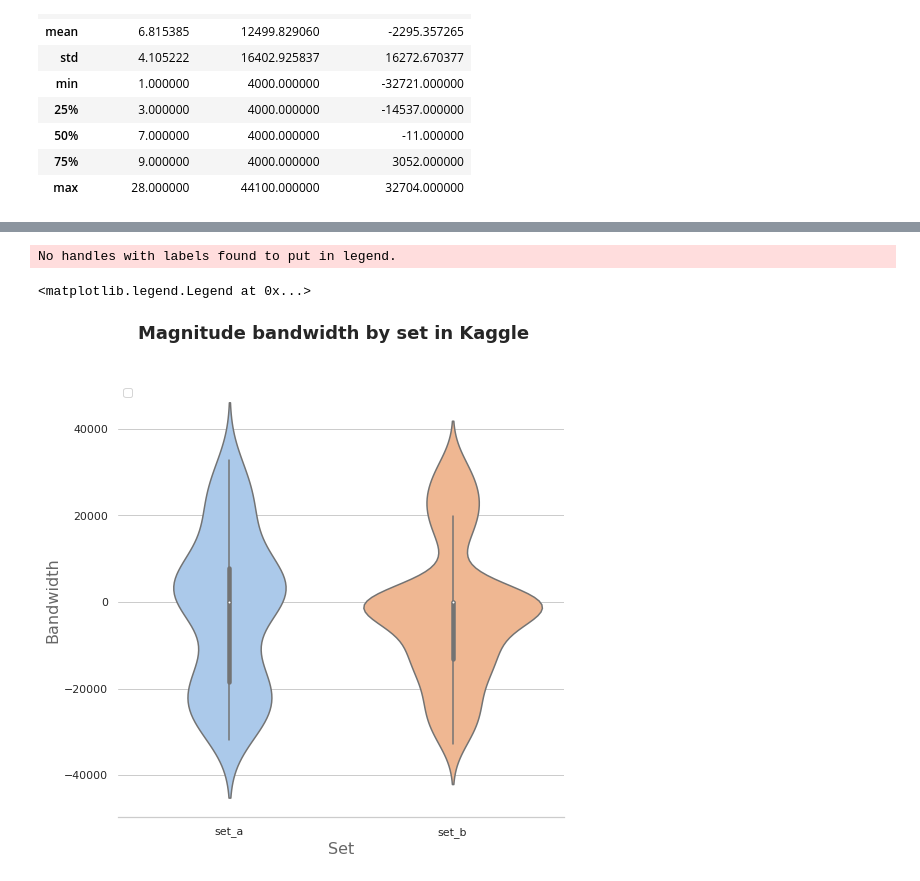
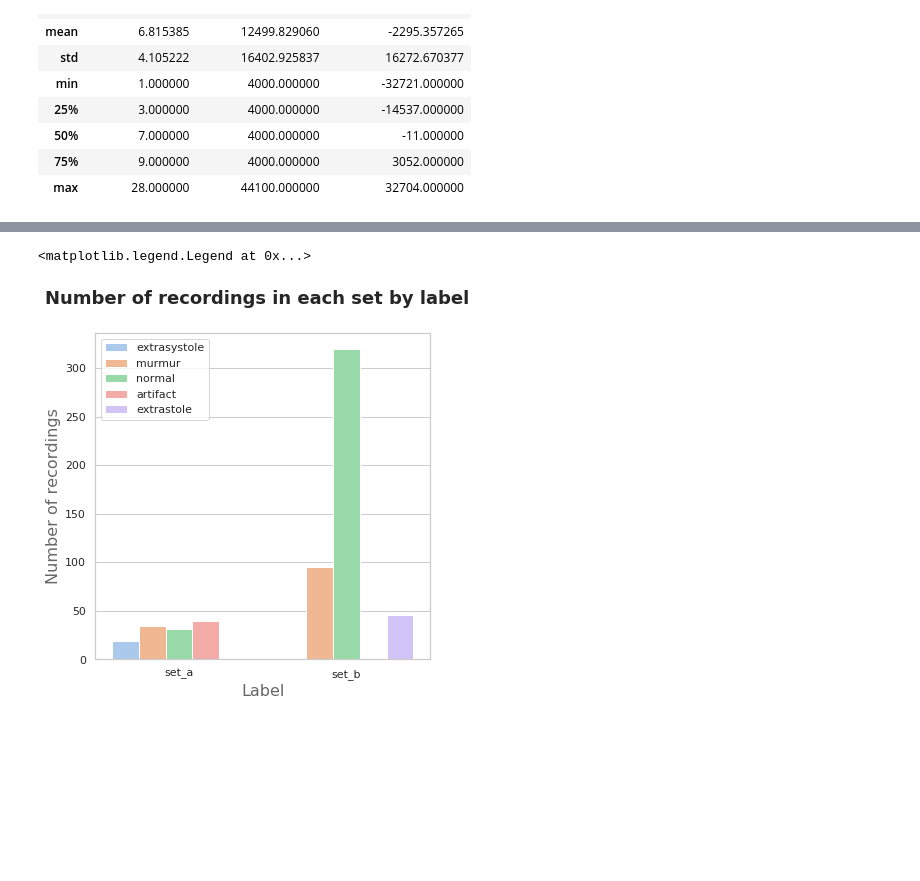
Before and after one commit to jczestochowska/heartbeat_classification, a Jupyter notebook: notebooks/kaggle_dataset_analysis.ipynb, the cells around one changed output, grey strips where cells are left out. Saved outputs shown, nothing was run; the diff lists cells and outputs as text; code cells hidden in the pictures; blank space fills up the shorter version.

```diff
--- a/notebooks/kaggle_dataset_analysis.ipynb
+++ b/notebooks/kaggle_dataset_analysis.ipynb
@@ -47,16 +52,10 @@ plt.legend(loc='upper left')
 # %%
-sns.set(style="whitegrid", palette="pastel", color_codes=True)
-
-f, ax = plt.subplots(figsize=(8, 8))
-
-sns.violinplot(x="set",y="magnitude_bandwidth", data=kaggle_overview)
-sns.despine(left=True)
-
-f.suptitle('Magnitude bandwidth by set in Kaggle', fontsize=18, fontweight='bold')
-ax.set_xlabel("Set",size = 16,alpha=0.7)
-ax.set_ylabel("Bandwidth",size = 16,alpha=0.7)
+f, ax = plt.subplots(figsize=(6, 6))
+sns.countplot(x='set', data=kaggle_overview, hue='label')
+f.suptitle('Number of recordings in each set by label', fontsize=18, fontweight='bold')
+ax.set_xlabel("Label",size = 16,alpha=0.7)
+ax.set_ylabel("Number of recordings",size = 16,alpha=0.7)
 plt.legend(loc='upper left')
 # %% [output]
-No handles with labels found to put in legend.
+<matplotlib.legend.Legend at 0x...>
-<matplotlib.legend.Legend at 0x...>
-[figure, old version]
+[figure, new version]
```
Also changed, not shown: parts of 18 cells of this notebook, 3 other files.
